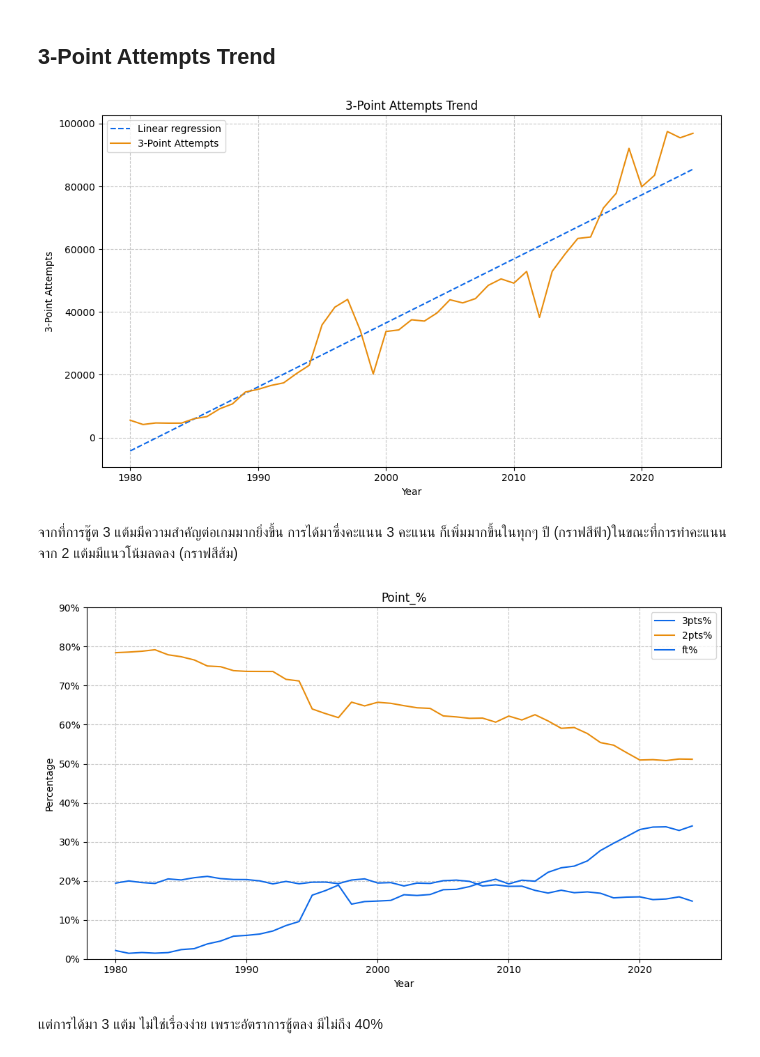
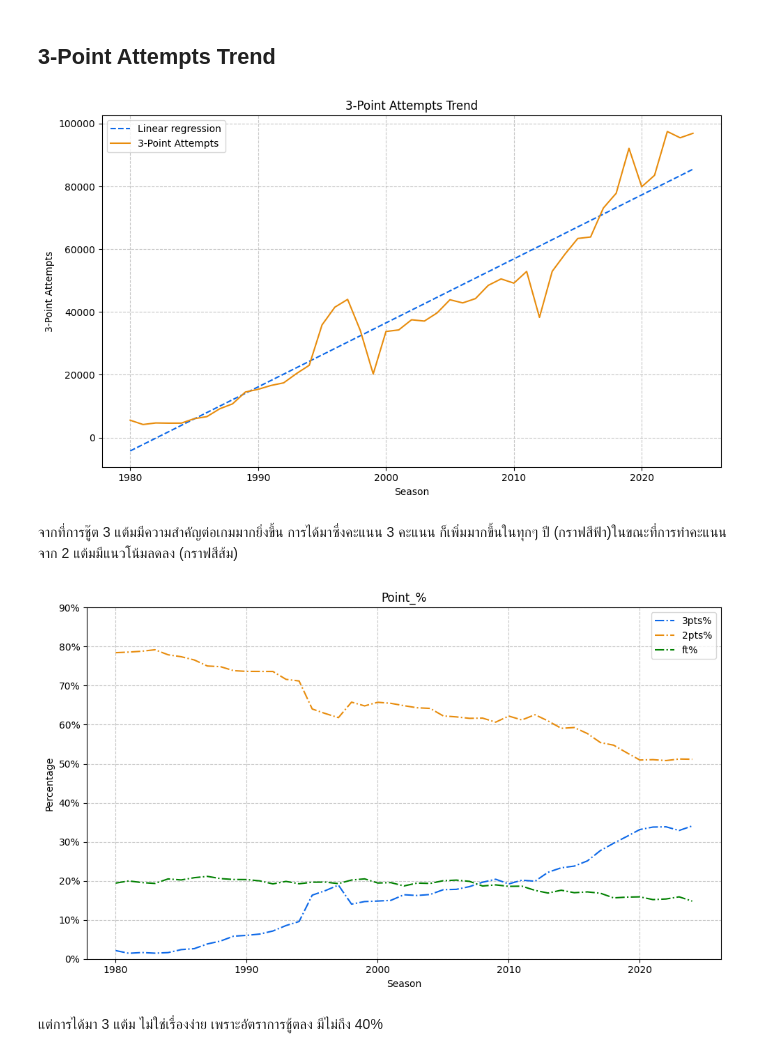
Before and after one commit to NuTTaoo/NBA_Stat, a Jupyter notebook: NBA_Stat.ipynb, the cells around one changed output. Saved outputs shown, nothing was run; the diff lists cells and outputs as text; code cells hidden in the pictures.

```diff
--- a/NBA_Stat.ipynb
+++ b/NBA_Stat.ipynb
@@ -133,7 +133,7 @@ plt.figure(figsize=(10, 6))
 plt.plot(df_groupby_year.index, fit_function(x), linestyle='--', label='Linear regression')
 #Time series data plot
 plt.plot(df_groupby_year.index, df_groupby_year['x3pa'], label='3-Point Attempts')
-plt.xlabel('Year')
+plt.xlabel('Season')
 plt.ylabel('3-Point Attempts')
 plt.title('3-Point Attempts Trend')
 plt.legend()
@@ -141,26 +141,26 @@ plt.grid(True, linestyle='--', alpha=0.7)
 plt.tight_layout()
 plt.show()
 # %% [output]
-[figure, old version]
+[figure, new version]
 # %% [markdown]
 จากที่การชู๊ต 3 แต้มมีความสำคัญต่อเกมมากยิ่งขึ้น การได้มาซึ่งคะแนน 3 คะแนน ก็เพิ่มมากขึ้นในทุกๆ ปี (กราฟสีฟ้า)ในขณะที่การทำคะแนนจาก 2 แต้มมีแนวโน้มลดลง (กราฟสีส้ม)
 # %%
 plt.figure(figsize=(10, 6))
 plt.gca().yaxis.set_major_formatter(PercentFormatter())
 # Set y-axis limits
 plt.ylim(0, 90)
-plt.plot(df_groupby_year.index, df_groupby_year['3pts%'], label='3pts%')
-plt.plot(df_groupby_year.index, df_groupby_year['2pts%'], label='2pts%')
-plt.plot(df_groupby_year.index, df_groupby_year['ft%'], label='ft%')
-plt.xlabel('Year')
+plt.plot(df_groupby_year.index, df_groupby_year['3pts%'], label='3pts%', linestyle='-.')
+plt.plot(df_groupby_year.index, df_groupby_year['2pts%'], label='2pts%', linestyle='-.')
+plt.plot(df_groupby_year.index, df_groupby_year['ft%'], label='ft%', color='g', linestyle='-.')
+plt.xlabel('Season')
 plt.ylabel('Percentage')
 plt.title('Point_%')
 plt.legend()
 plt.grid(True, linestyle='--', alpha=0.7)
 plt.tight_layout()
 plt.show()
 # %% [output]
-[figure, old version]
+[figure, new version]
 # %% [markdown]
 แต่การได้มา 3 แต้ม ไม่ใช่เรื่องง่าย เพราะอัตราการชู้ตลง มีไม่ถึง 40%
 # %%
```
Also changed, not shown: parts of 2 cells of this notebook.
